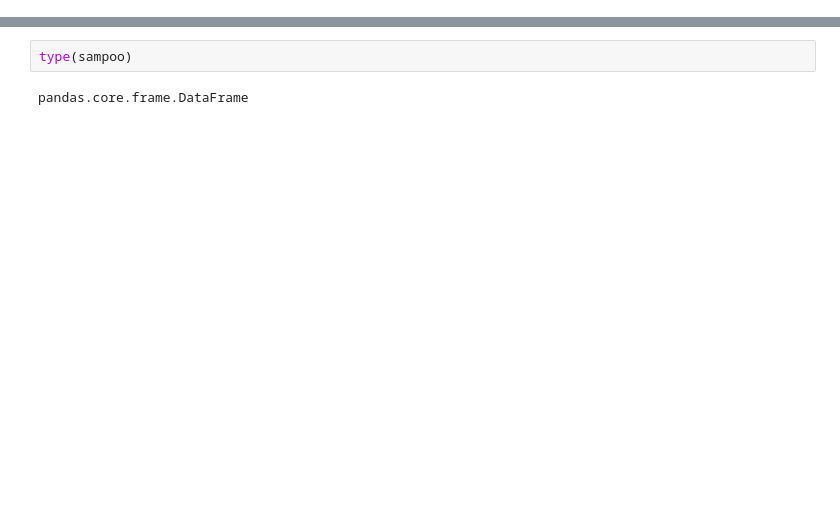
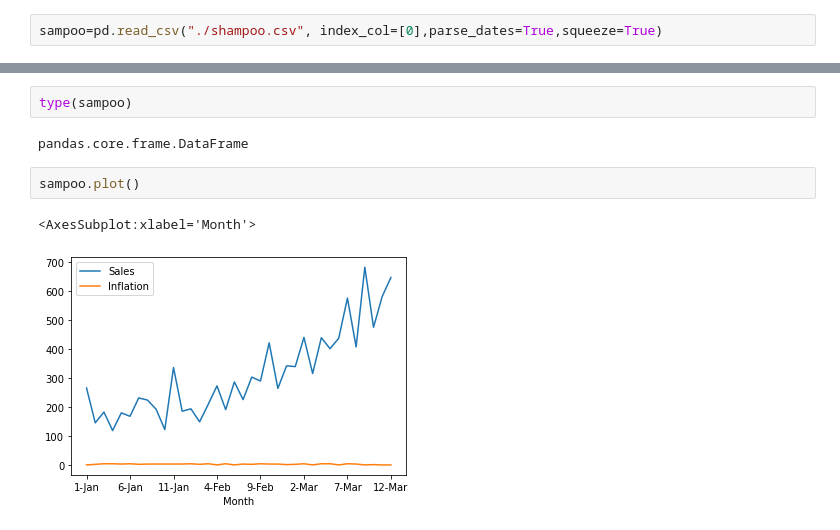
Before and after one commit to SKumarAshutosh/Time_Series_Analysis, a Jupyter notebook: notebook/time_series_analysis.ipynb, the cells around one changed output, grey strips where cells are left out. Saved outputs shown, nothing was run; the diff lists cells and outputs as text; blank space fills up the shorter version.

```diff
--- a/notebook/time_series_analysis.ipynb
+++ b/notebook/time_series_analysis.ipynb
@@ -15,0 +40,2 @@ sampoo.head()
+# %%
+sampoo=pd.read_csv("./shampoo.csv", index_col=[0],parse_dates=True,squeeze=True)
@@ -17,3 +53,8 @@ sampoo.head()
 type(sampoo)
 # %% [output]
 pandas.core.frame.DataFrame
+# %%
+sampoo.plot()
+# %% [output]
+<AxesSubplot:xlabel='Month'>
+[figure, added]
```
Also changed, not shown: parts of 7 cells of this notebook.
